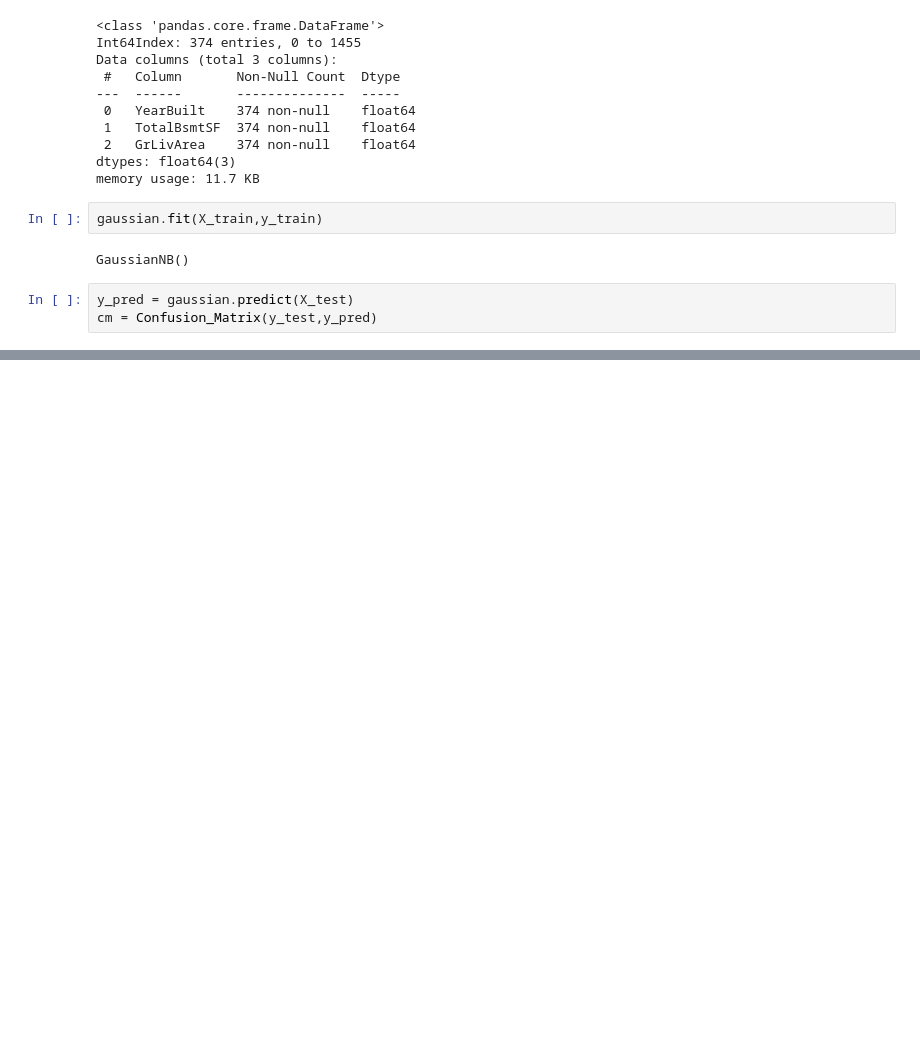
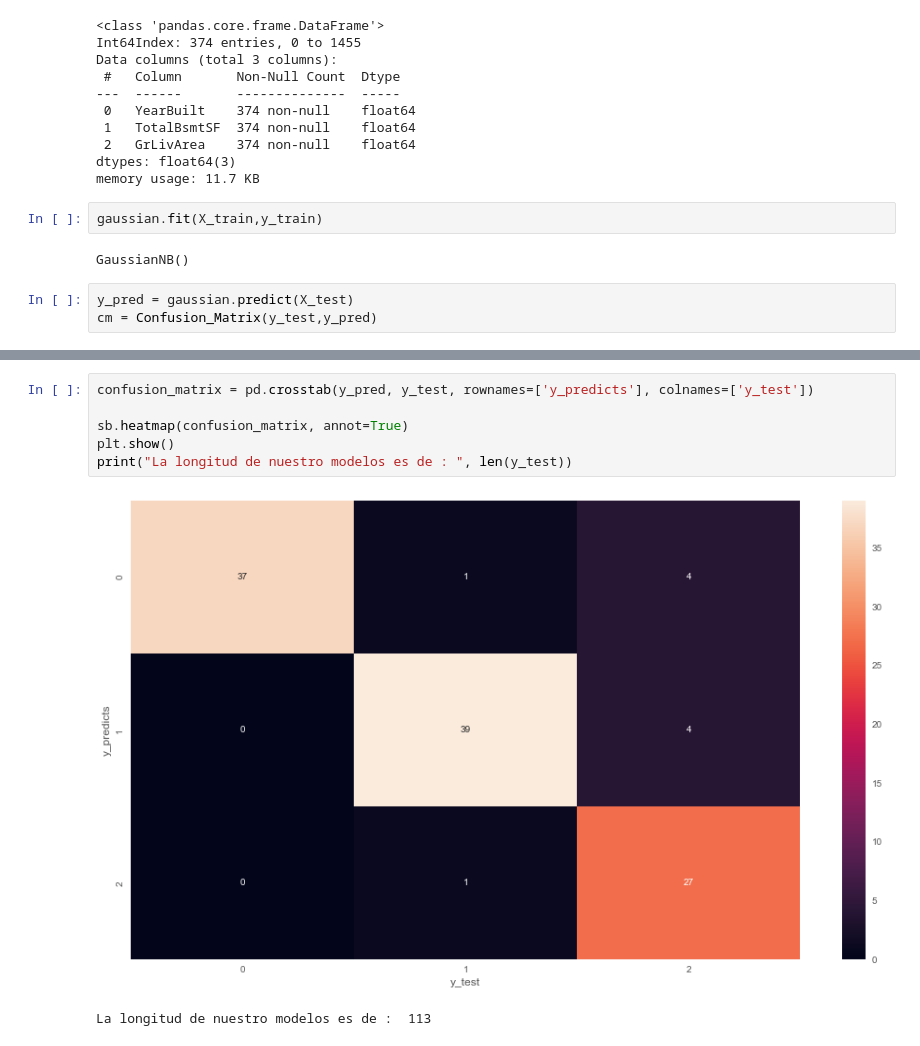
Before and after one commit to ElGutiz/Mineria-HT5, a Jupyter notebook: Mineria de Datos-HDT5.ipynb, the cells around one changed output, grey strips where cells are left out. Drawn from its saved outputs; the diff is of its cells as text; blank space fills up the shorter version.

```diff
--- a/Mineria de Datos-HDT5.ipynb
+++ b/Mineria de Datos-HDT5.ipynb
@@ -1411,0 +914,9 @@ Accuracy:  0.9380530973451328
+# %%
+confusion_matrix = pd.crosstab(y_pred, y_test, rownames=['y_predicts'], colnames=['y_test'])
+
+sb.heatmap(confusion_matrix, annot=True)
+plt.show()
+print("La longitud de nuestro modelos es de : ", len(y_test))
+# %% [output]
+[figure, added]
+La longitud de nuestro modelos es de :  113
```
Also changed, not shown: parts of 86 cells of this notebook.
